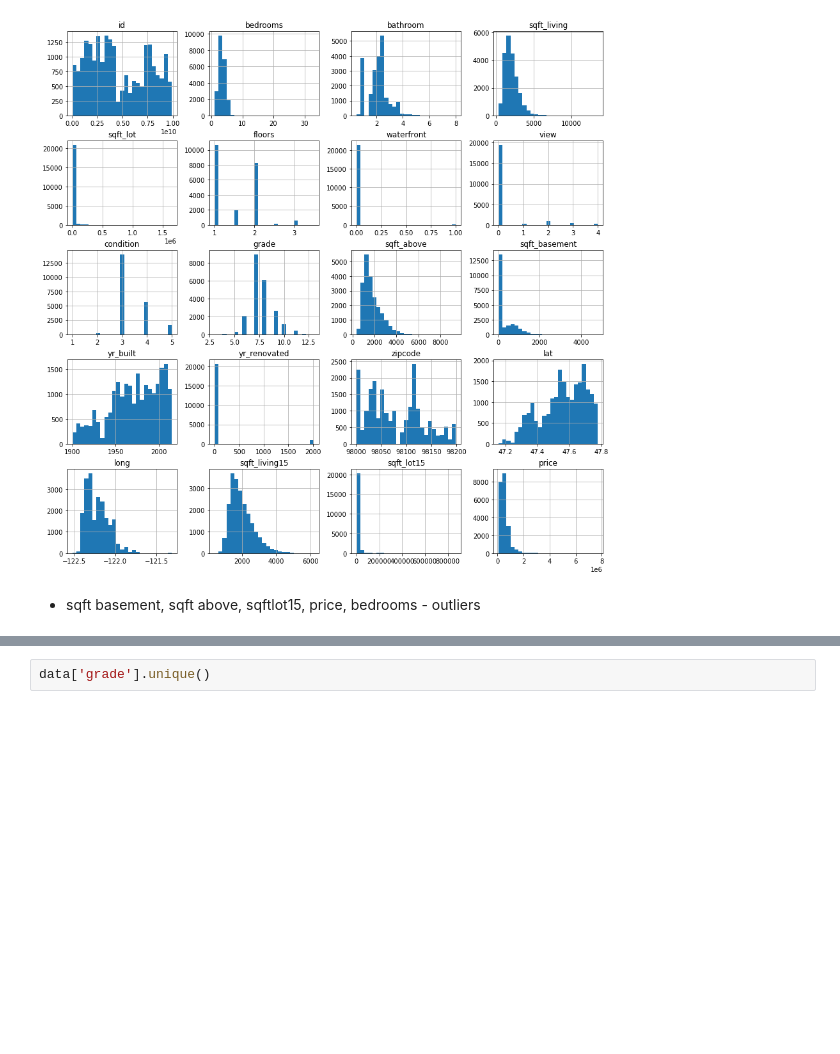
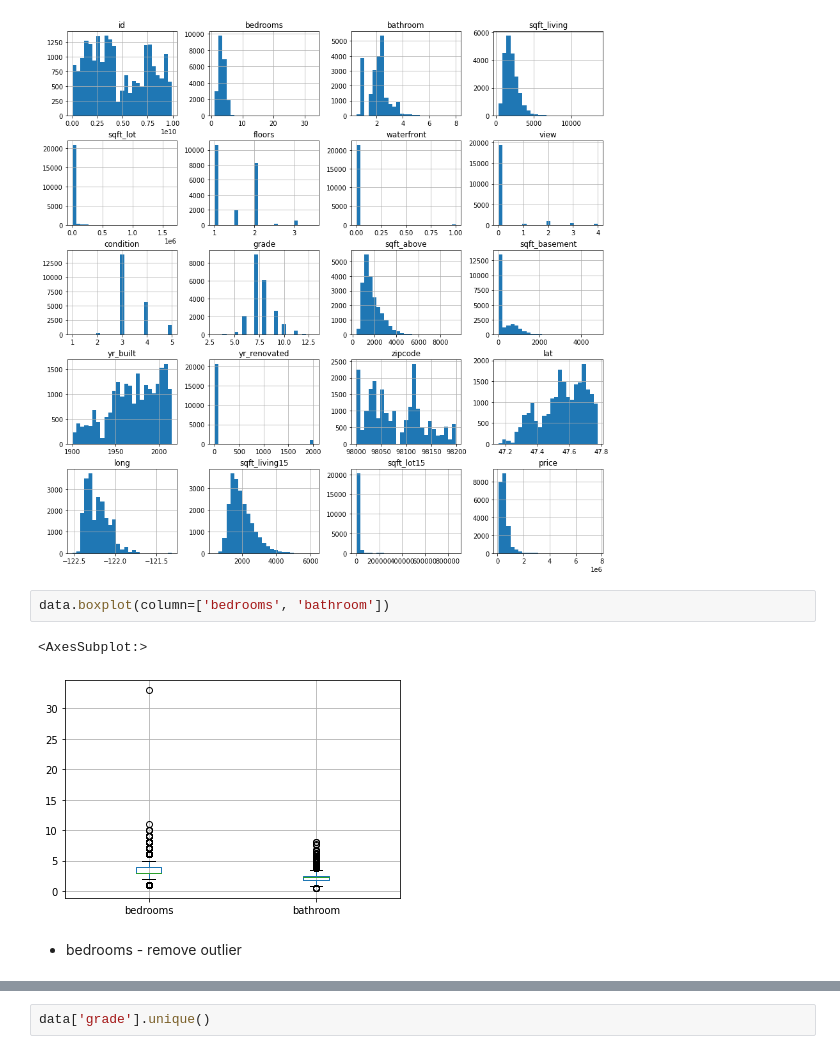
Before and after one commit to samcana/project_house, a Jupyter notebook: realestate_Isabel.ipynb, the cells around one changed output, grey strips where cells are left out. Drawn from its saved outputs; the diff is of its cells as text; blank space fills up the shorter version.

```diff
--- a/realestate_Isabel.ipynb
+++ b/realestate_Isabel.ipynb
@@ -109,5 +108,10 @@ data.hist(bins=25,figsize=(15, 15), layout=(5, 4));
 plt.show()
 # %% [output]
 [figure]
+# %%
+data.boxplot(column=['bedrooms', 'bathroom'])
+# %% [output]
+<AxesSubplot:>
+[figure, added]
 # %% [markdown]
-* sqft basement, sqft above, sqftlot15, price, bedrooms - outliers
+* bedrooms - remove outlier
```
Also changed, not shown: parts of 32 cells of this notebook.
